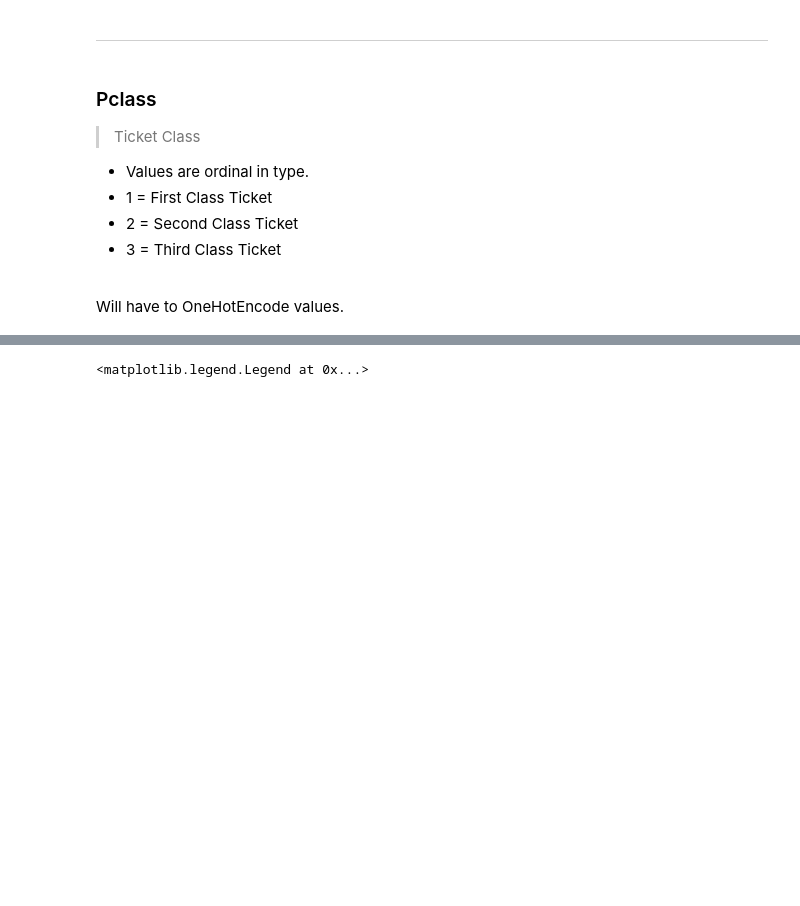
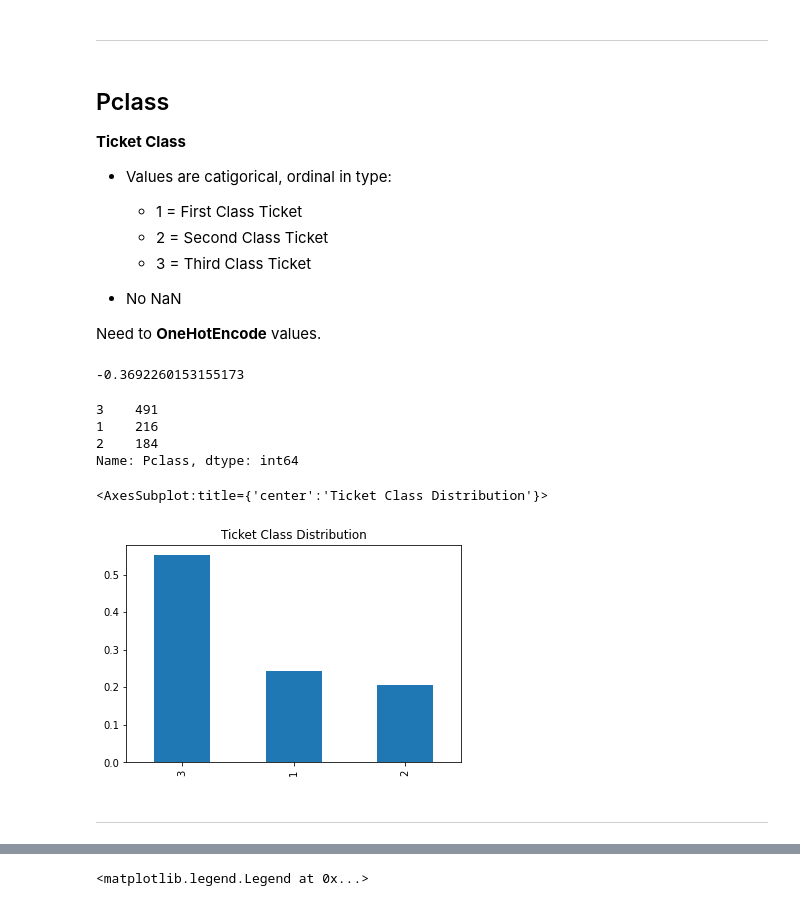
Before and after one commit to bperry555/kaggle, a Jupyter notebook: titanic/titanic.ipynb, the cells around one changed output, grey strips where cells are left out. Drawn from its saved outputs; the diff is of its cells as text; code cells hidden in the pictures; blank space fills up the shorter version.

```diff
--- a/titanic/titanic.ipynb
+++ b/titanic/titanic.ipynb
@@ -80,11 +117,31 @@ Name: Survived, dtype: int64
 # %% [markdown]
 ***
 # %% [markdown]
-### Pclass ###
-> Ticket Class
- - Values are ordinal in type.
- - 1 = First Class Ticket
- - 2 = Second Class Ticket
- - 3 = Third Class Ticket
- <br>
- Will have to OneHotEncode values.
+## Pclass ##
+__Ticket Class__
+
+- Values are catigorical, ordinal in type:
+  - 1 = First Class Ticket
+  - 2 = Second Class Ticket
+  - 3 = Third Class Ticket
+
+- No NaN
+
+Need to **OneHotEncode** values.
+# %%
+train_data.Pclass.corr(train_data.Age)
+# %% [output]
+-0.3692260153155173
+# %%
+print(train_data.Pclass.value_counts())
+plt.title('Ticket Class Distribution')
+train_data.Pclass.value_counts(normalize=True).plot(kind='bar')
+# %% [output]
+3    491
+1    216
+2    184
+Name: Pclass, dtype: int64
+<AxesSubplot:title={'center':'Ticket Class Distribution'}>
+[figure, added]
+# %% [markdown]
+***
```
Also changed, not shown: parts of 86 cells of this notebook, 1 other file.
